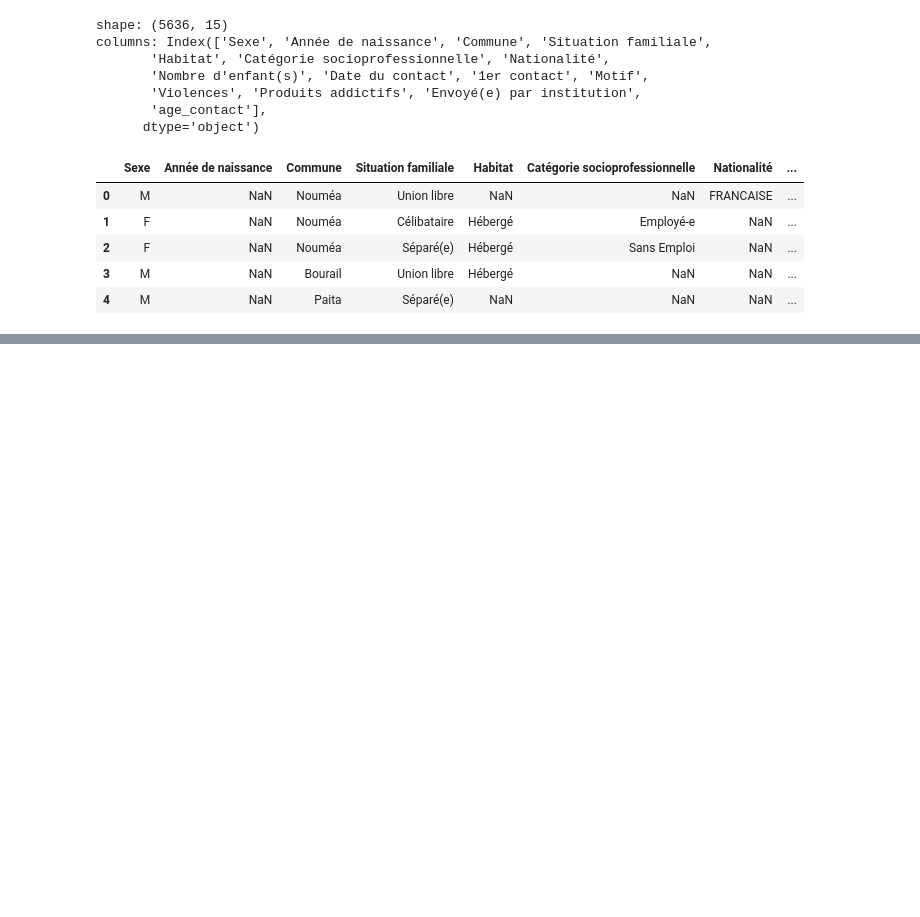
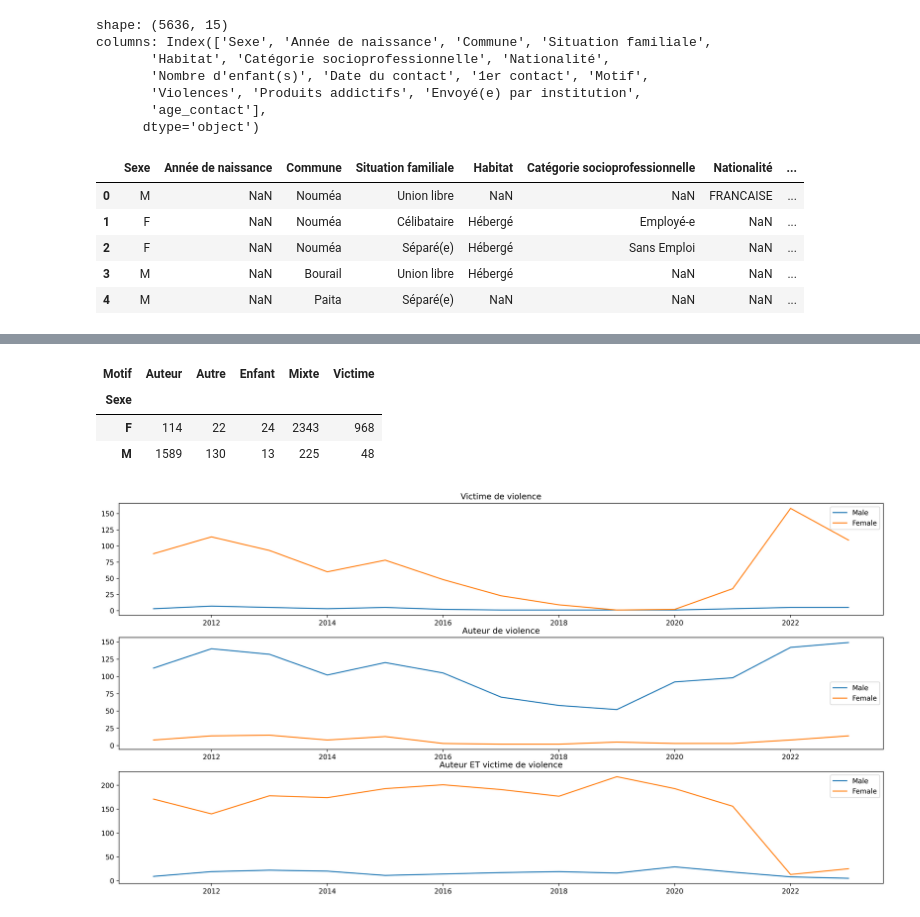
Before and after one commit to JosephBARBIERDARNAL/pacific-data-challenge, a Jupyter notebook: data_violences_conjugales_province_sud/sandbox.ipynb, the cells around one changed output, grey strips where cells are left out. Cells and saved outputs as stored; diff of their text form; code cells hidden in the pictures; blank space fills up the shorter version.

```diff
--- a/data_violences_conjugales_province_sud/sandbox.ipynb
+++ b/data_violences_conjugales_province_sud/sandbox.ipynb
@@ -61,0 +65,59 @@ dtype: object
+# %%
+pd.crosstab(df.Sexe, df.Motif)#/[10,20]
+# %% [output]
+| Motif | Auteur | Autre | Enfant | Mixte | Victime |
+| Sexe |  |  |  |  |  |
+| F | 114 | 22 | 24 | 2343 | 968 |
+| M | 1589 | 130 | 13 | 225 | 48 |
+# %%
+df['year'] = df['Date du contact'].dt.to_period('Y')
+df = df.loc[df['year'] > "2010-01-01"]
+df = df.loc[df['year'] < "2024-01-01"]
+
+victim_M = df[
+   (df['Sexe'] == 'M') & (df['Motif']== 'Victime')
+].groupby('year').size().reset_index(name='event_count')
+victim_F = df[
+   (df['Sexe'] == 'F') & (df['Motif']== 'Victime')
+].groupby('year').size().reset_index(name='event_count')
+victim_M['date'] = victim_M['year'].dt.to_timestamp()
+victim_F['date'] = victim_F['year'].dt.to_timestamp()
+
+auteur_M = df[
+   (df['Sexe'] == 'M') & (df['Motif']== 'Auteur')
+].groupby('year').size().reset_index(name='event_count')
+auteur_F = df[
+   (df['Sexe'] == 'F') & (df['Motif']== 'Auteur')
+].groupby('year').size().reset_index(name='event_count')
+auteur_M['date'] = auteur_M['year'].dt.to_timestamp()
+auteur_F['date'] = auteur_F['year'].dt.to_timestamp()
+
+mixte_M = df[
+   (df['Sexe'] == 'M') & (df['Motif']== 'Mixte')
+].groupby('year').size().reset_index(name='event_count')
+mixte_F = df[
+   (df['Sexe'] == 'F') & (df['Motif']== 'Mixte')
+].groupby('year').size().reset_index(name='event_count')
+mixte_M['date'] = mixte_M['year'].dt.to_timestamp()
+mixte_F['date'] = mixte_F['year'].dt.to_timestamp()
+
+fig, (ax1, ax2, ax3) = plt.subplots(nrows=3, figsize=(20, 10), dpi=300)
+
+ax1.plot(victim_M['date'], victim_M['event_count'], label='Male')
+ax1.plot(victim_F['date'], victim_F['event_count'], label='Female')
+ax1.set_title("Victime de violence")
+ax1.legend()
+
+ax2.plot(auteur_M['date'], auteur_M['event_count'], label='Male')
+ax2.plot(auteur_F['date'], auteur_F['event_count'], label='Female')
+ax2.set_title("Auteur de violence")
+ax2.legend()
+
+ax3.plot(mixte_M['date'], mixte_M['event_count'], label='Male')
+ax3.plot(mixte_F['date'], mixte_F['event_count'], label='Female')
+ax3.set_title("Auteur ET victime de violence")
+ax3.legend()
+
+plt.show()
+# %% [output]
+[figure, added]
```
Also changed, not shown: parts of 4 cells of this notebook, 7 other files.
